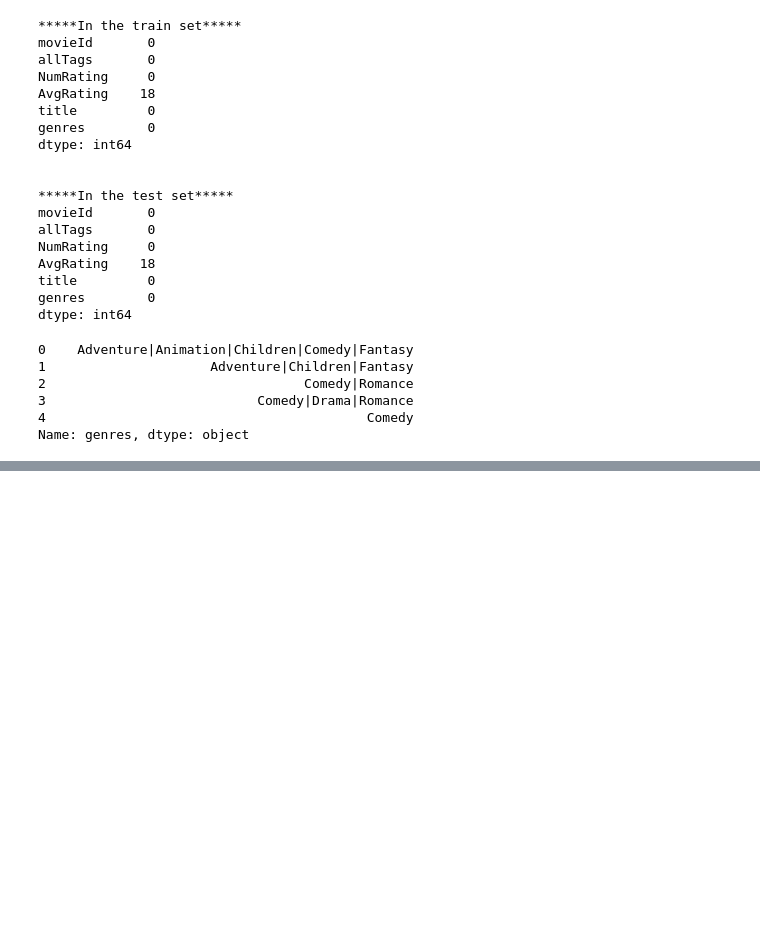
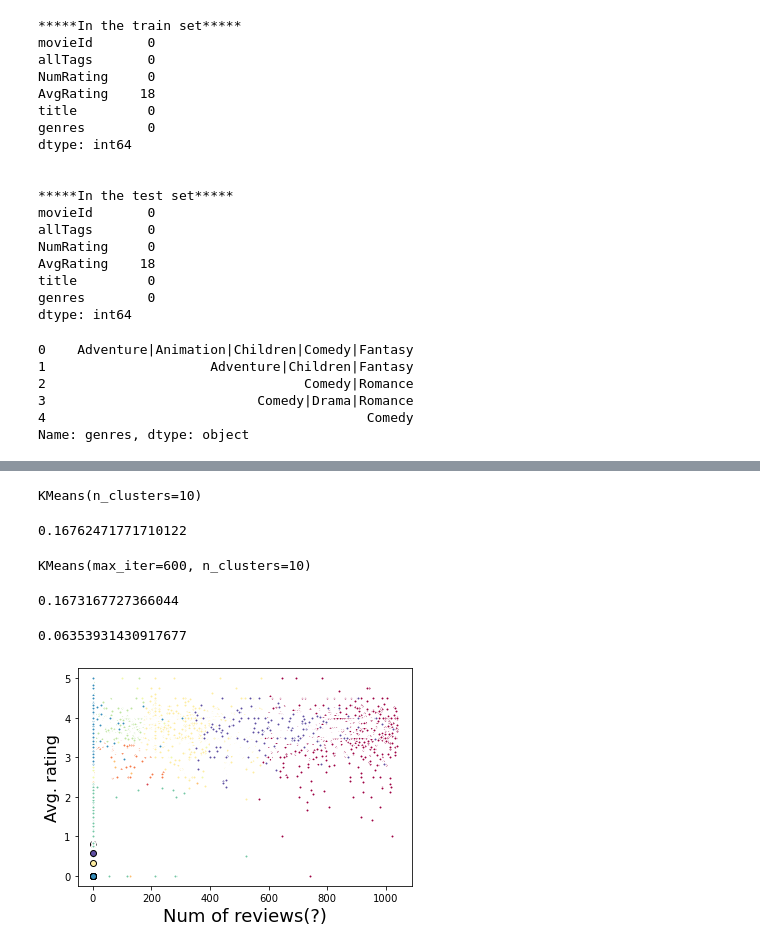
Before and after one commit to EricESeitz/EECS731_Proj3, a Jupyter notebook: notebooks/Project3_notebook.ipynb, the cells around one changed output, grey strips where cells are left out. Saved outputs shown, nothing was run; the diff lists cells and outputs as text; code cells hidden in the pictures; blank space fills up the shorter version.

Commit message:
Updated report and notebooks, K-means clustering run complete

```diff
--- a/notebooks/Project3_notebook.ipynb
+++ b/notebooks/Project3_notebook.ipynb
@@ -360,0 +389,3 @@ TypeError: hist() missing 1 required positional argument: 'x'
+# %%
+train['allTags'] = labelEncoder.transform(train['allTags'])
+test['allTags'] = labelEncoder.transform(test['allTags'])
@@ -360,0 +406,70 @@ TypeError: hist() missing 1 required positional argument: 'x'
+# %%
+#Start building the k-means clustering
+X = np.array(train.drop(['NumRating'], 1).astype(float))
+y = np.array(train['NumRating'])
+
+kmeans = KMeans(n_clusters=10) # You want cluster the movie records into 10, number of user reviews
+kmeans.fit(X)
+# %% [output]
+KMeans(n_clusters=10)
+# %%
+correct = 0
+for i in range(len(X)):
+    predict_me = np.array(X[i].astype(float))
+    predict_me = predict_me.reshape(-1, len(predict_me))
+    prediction = kmeans.predict(predict_me)
+    if prediction[0] == y[i]:
+        correct += 1
+
+print(correct/len(X))
+# %% [output]
+0.16762471771710122
+# %%
+#Let's try correcting this poor accuracy
+kmeans = KMeans(n_clusters=10, max_iter=600, algorithm = 'auto')
+kmeans.fit(X)
+# %% [output]
+KMeans(max_iter=600, n_clusters=10)
+# %%
+correct = 0
+for i in range(len(X)):
+    predict_me = np.array(X[i].astype(float))
+    predict_me = predict_me.reshape(-1, len(predict_me))
+    prediction = kmeans.predict(predict_me)
+    if prediction[0] == y[i]:
+        correct += 1
+
+print(correct/len(X))
+# %% [output]
+0.1673167727366044
+# %%
+#This didn't help, maybe scaling?
+scaler = MinMaxScaler()
+X_scaled = scaler.fit_transform(X)
+kmeans.fit(X_scaled)
+correct = 0
+for i in range(len(X)):
+    predict_me = np.array(X[i].astype(float))
+    predict_me = predict_me.reshape(-1, len(predict_me))
+    prediction = kmeans.predict(predict_me)
+    if prediction[0] == y[i]:
+        correct += 1
+
+print(correct/len(X))
+# %% [output]
+0.06353931430917677
+# %%
+#Try plotting
+fig = plt.figure(figsize=(6, 4))
+colors = plt.cm.Spectral(np.linspace(0, 1, len(set(kmeans.labels_))))
+ax = fig.add_subplot(1, 1, 1)
+for k, col in zip(range(len(kmeans.cluster_centers_)), colors):
+    my_members = (kmeans.labels_ == k)
+    cluster_center = kmeans.cluster_centers_[k]
+    ax.plot(X[my_members, 1], X[my_members, 2], 'w', markerfacecolor=col, marker='.')
+    ax.plot(cluster_center[0], cluster_center[1], 'o', markerfacecolor=col,  markeredgecolor='k', markersize=6)
+plt.xlabel('Num of reviews(?)', fontsize=18)
+plt.ylabel('Avg. rating', fontsize=16)
+plt.show()
+# %% [output]
+[figure, added]
```
Also changed, not shown: parts of 5 cells of this notebook, 1 other file.
